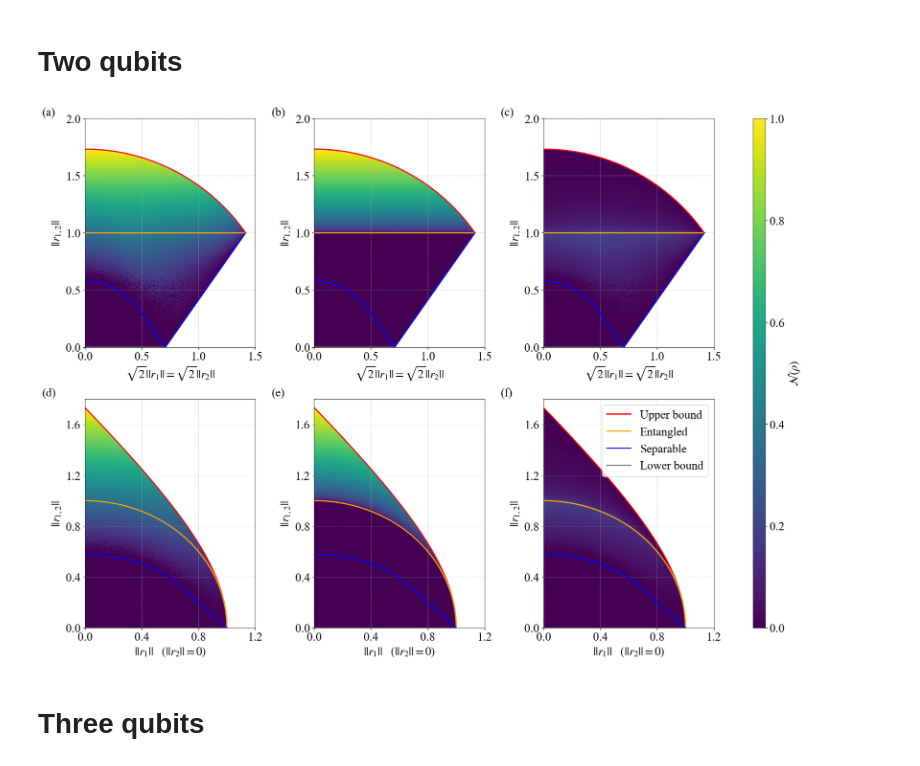
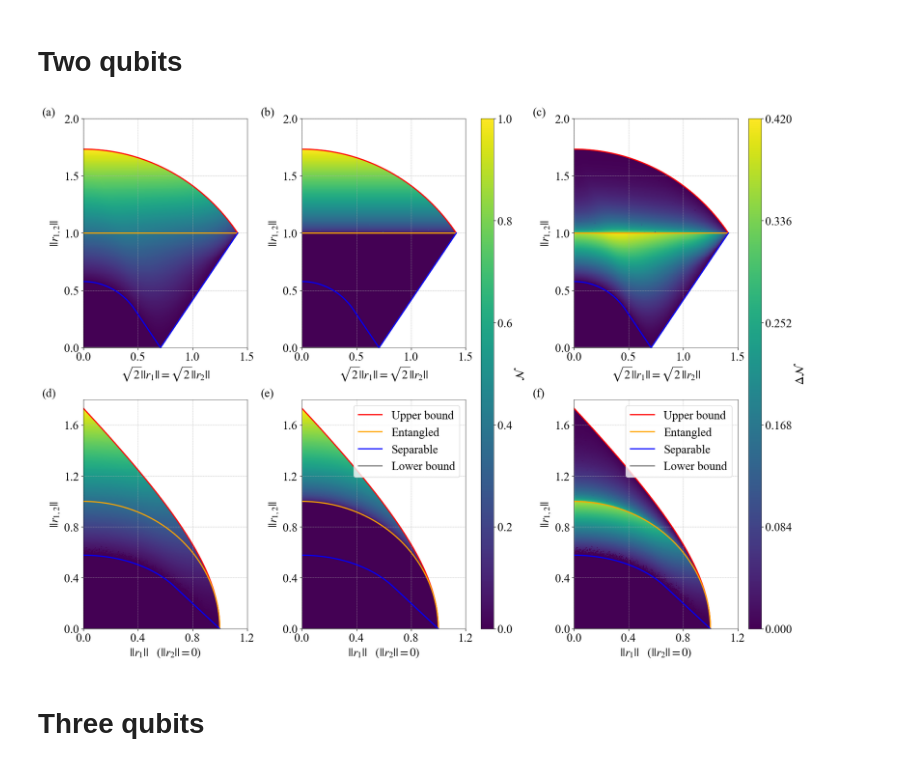
Before and after one commit to Garcia-Velo/-2024--bloch-lengths, a Jupyter notebook: notebooks/post/paper_plots.ipynb, the cells around one changed output. Drawn from its saved outputs; the diff is of its cells as text; code cells hidden in the pictures.

```diff
--- a/notebooks/post/paper_plots.ipynb
+++ b/notebooks/post/paper_plots.ipynb
@@ -66,14 +66,18 @@ plt.rcParams.update({
 data_dir = DATA_RAW / "two_qubits" / "sym_plane"
 ent_num = np.load(data_dir / "trace_norm_exact.npz")
 
-ent_max_sym = compute_negativity(trace_norm_pt=ent_num["max"])
-ent_min_sym = compute_negativity(trace_norm_pt=ent_num["min"])
+ent_max_sym = 2 * compute_negativity(trace_norm_pt=ent_num["max"])
+ent_min_sym = 2 * compute_negativity(trace_norm_pt=ent_num["min"])
 
 data_dir = DATA_RAW / "two_qubits" / "xz_plane"
 ent_num = np.load(data_dir / "trace_norm_exact.npz")
 
-ent_max_xz = compute_negativity(trace_norm_pt=ent_num["max"])
-ent_min_xz = compute_negativity(trace_norm_pt=ent_num["min"])
+ent_max_xz = 2 * compute_negativity(trace_norm_pt=ent_num["max"])
+ent_min_xz = 2 * compute_negativity(trace_norm_pt=ent_num["min"])
+
+DN_sym = np.maximum(0, ent_max_sym - ent_min_sym)
+DN_xz = np.maximum(0, ent_max_xz - ent_min_xz)
+DN_vmax = max(np.nanmax(DN_sym), np.nanmax(DN_xz))
 # %%
 fig, ax = plt.subplots(2, 3, figsize=(18, 13), constrained_layout=True)
 
@@ -84,9 +88,9 @@ z = np.linspace(0, np.sqrt(3), Dz)
 
 X, Z = np.meshgrid(x, z, indexing='ij')
 
-mesh0 = ax[0, 0].pcolormesh(np.sqrt(2) * X, Z, 2 * ent_max_sym, shading='auto', cmap='viridis', vmin=0, vmax=1)
-mesh1 = ax[0, 1].pcolormesh(np.sqrt(2) * X, Z, 2 * ent_min_sym, shading='auto', cmap='viridis', vmin=0, vmax=1)
-mesh2 = ax[0, 2].pcolormesh(np.sqrt(2) * X, Z, ent_max_sym - ent_min_sym, shading='auto', cmap='viridis', vmin=0, vmax=1)
+mesh0 = ax[0, 0].pcolormesh(np.sqrt(2) * X, Z, ent_max_sym, shading='auto', cmap='viridis', vmin=0, vmax=1)
+mesh1 = ax[0, 1].pcolormesh(np.sqrt(2) * X, Z, ent_min_sym, shading='auto', cmap='viridis', vmin=0, vmax=1)
+mesh2 = ax[0, 2].pcolormesh(np.sqrt(2) * X, Z, DN_sym, shading='auto', cmap='viridis', vmin=0, vmax=0.42)
 
 z_upper = compute_bipartite_region_upper(2, x, x)
 z_ent = compute_bipartite_region_ent(2, x, x)
@@ -108,39 +112,42 @@ z = np.linspace(0, np.sqrt(3), Dz)
 
 X, Z = np.meshgrid(x, z, indexing='ij')
 
-mesh3 = ax[1, 0].pcolormesh(X, Z, 2 * ent_max_xz, shading='auto', cmap='viridis', vmin=0, vmax=1)
-mesh4 = ax[1, 1].pcolormesh(X, Z, 2 * ent_min_xz, shading='auto', cmap='viridis', vmin=0, vmax=1)
-mesh5 = ax[1, 2].pcolormesh(X, Z, ent_max_xz - ent_min_xz, shading='auto', cmap='viridis', vmin=0, vmax=1)
+mesh3 = ax[1, 0].pcolormesh(X, Z, ent_max_xz, shading='auto', cmap='viridis', vmin=0, vmax=1)
+mesh4 = ax[1, 1].pcolormesh(X, Z, ent_min_xz, shading='auto', cmap='viridis', vmin=0, vmax=1)
+mesh5 = ax[1, 2].pcolormesh(X, Z, DN_xz, shading='auto', cmap='viridis', vmin=0, vmax=0.42)
 
 x = np.linspace(0, 1, 1000)
 z_upper = compute_bipartite_region_upper(2, x, 0)
 z_ent = compute_bipartite_region_ent(2, x, 0)
 z_sep = np.piecewise(x, [x <= 2/3, x > 2/3], [lambda x: np.sqrt(1/6 * (2 - 3 * x**2)), lambda x: 1 - x])
 z_lower = compute_bipartite_region_lower([2, 2], x, 0)
 
 for i in range(3):
     ax[1, i].set(xlabel = r"$|| r_1 || \quad (|| r_2 || = 0)$", ylabel = r"$||r_{1, 2}||$", xlim = (0, 1.2), ylim = (0, 1.8),
                  xticks=np.arange(0, 1.3, 0.4), yticks=np.arange(0, 1.9, 0.4))
     ax[1, i].plot(x, z_upper, 'red', linewidth=2, label='Upper bound')
     ax[1, i].plot(x, z_ent, 'orange', linewidth=2, label='Entangled')
     ax[1, i].plot(x, z_sep, 'blue', linewidth=2, label='Separable')
     ax[1, i].plot(x, z_lower, 'grey', linewidth=2, label='Lower bound')
 
-cbar = fig.colorbar(mesh1, ax=ax.ravel().tolist(), label=r'$\mathcal{N}(\rho)$', pad=0.05, aspect=40, shrink=1)
+cbar0 = fig.colorbar(mesh0, ax=ax[:, 0:2].ravel().tolist(), label=r'$\mathcal{N}$', pad=0.02, aspect=40, shrink=1)
+cbar0.set_ticks(list(np.linspace(0, 1, 6)))
 
-cbar.set_ticks(list(np.linspace(0, 1, 6)))
+cbar1 = fig.colorbar(mesh5, ax=ax[:, 2].ravel().tolist(), label=r'$\Delta \mathcal{N}$', pad=0.02, aspect=40, shrink=1)
+cbar1.set_ticks(list(np.linspace(0, 0.42, 6)))
 
 labels = ['(a)', '(b)', '(c)', '(d)', '(e)', '(f)']
 
 for i, j in product(range(2), range(3)):
     ax[i, j].grid(True)
     ax[i, j].text(-0.25, 1.05, labels[i * 3 + j], transform=ax[i, j].transAxes, va='top', ha='left')
 ax[1, 2].legend(loc='upper right')
+ax[1, 1].legend(loc='upper right')
 
 plt.savefig(plots_dir / "qubit_entanglement.png")
 plt.show()
 # %% [output]
-[figure, old version]
+[figure, new version]
 # %% [markdown]
 # Three qubits
 # %% [markdown]
```
Also changed, not shown: parts of 3 cells of this notebook, 10 other files.
